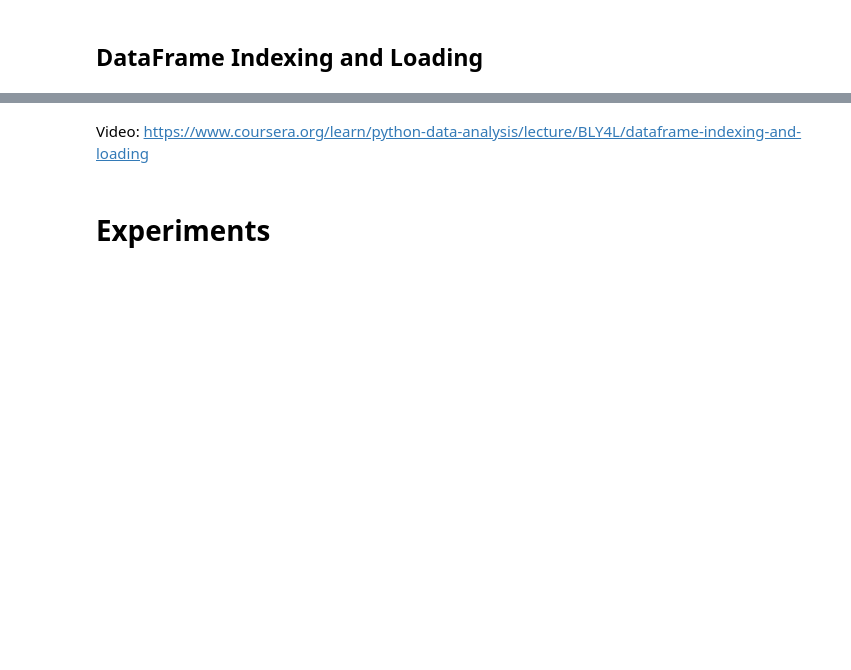
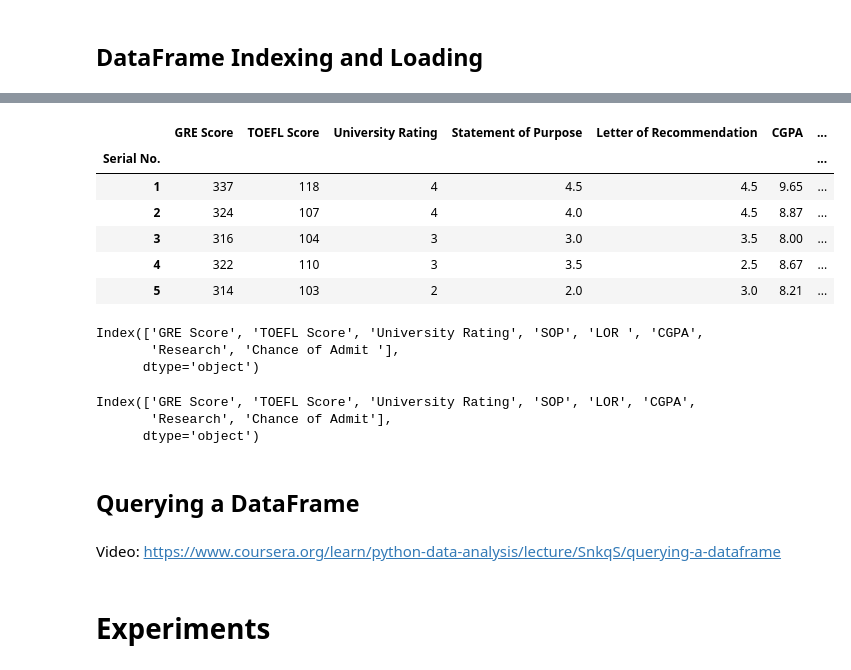
Before and after one commit to pbeens/ICS-Computer-Studies, a Jupyter notebook: Coursera_Introduction_to_Data_Science_with_Python.ipynb, the cells around one changed output, grey strips where cells are left out. Drawn from its saved outputs; the diff is of its cells as text; code cells hidden in the pictures; blank space fills up the shorter version.

```diff
--- a/Coursera_Introduction_to_Data_Science_with_Python.ipynb
+++ b/Coursera_Introduction_to_Data_Science_with_Python.ipynb
@@ -1266,5 +1345,37 @@ df
+# %%
+# We could have also used strip() before renaming
+
+new_df = new_df.rename(mapper=str.strip, axis='columns')
+new_df.head()
+# %% [output]
+|  | GRE Score | TOEFL Score | University Rating | Statement of Purpose | Letter of Recommendation | CGPA | ... |
+| Serial No. |  |  |  |  |  |  | ... |
+| 1 | 337 | 118 | 4 | 4.5 | 4.5 | 9.65 | ... |
+| 2 | 324 | 107 | 4 | 4.0 | 4.5 | 8.87 | ... |
+| 3 | 316 | 104 | 3 | 3.0 | 3.5 | 8.00 | ... |
+| 4 | 322 | 110 | 3 | 3.5 | 2.5 | 8.67 | ... |
+| 5 | 314 | 103 | 2 | 2.0 | 3.0 | 8.21 | ... |
+# %%
+df.columns
+# %% [output]
+Index(['GRE Score', 'TOEFL Score', 'University Rating', 'SOP', 'LOR ', 'CGPA',
+       'Research', 'Chance of Admit '],
+      dtype='object')
+# %%
+# Another way to clean up the column names
+
+cols = list(df.columns)
+cols = [x.strip() for x in cols]
+df.columns = cols
+df.columns # no spaces now
+# %% [output]
+Index(['GRE Score', 'TOEFL Score', 'University Rating', 'SOP', 'LOR', 'CGPA',
+       'Research', 'Chance of Admit'],
+      dtype='object')
+# %% [markdown]
+## Querying a DataFrame
 # %% [markdown]
-Video: https://www.coursera.org/learn/python-data-analysis/lecture/BLY4L/dataframe-indexing-and-loading
+Video: https://www.coursera.org/learn/python-data-analysis/lecture/SnkqS/querying-a-dataframe
 # %% [markdown]
 # Experiments
 # %%
```
Also changed, not shown: parts of 22 cells of this notebook.
